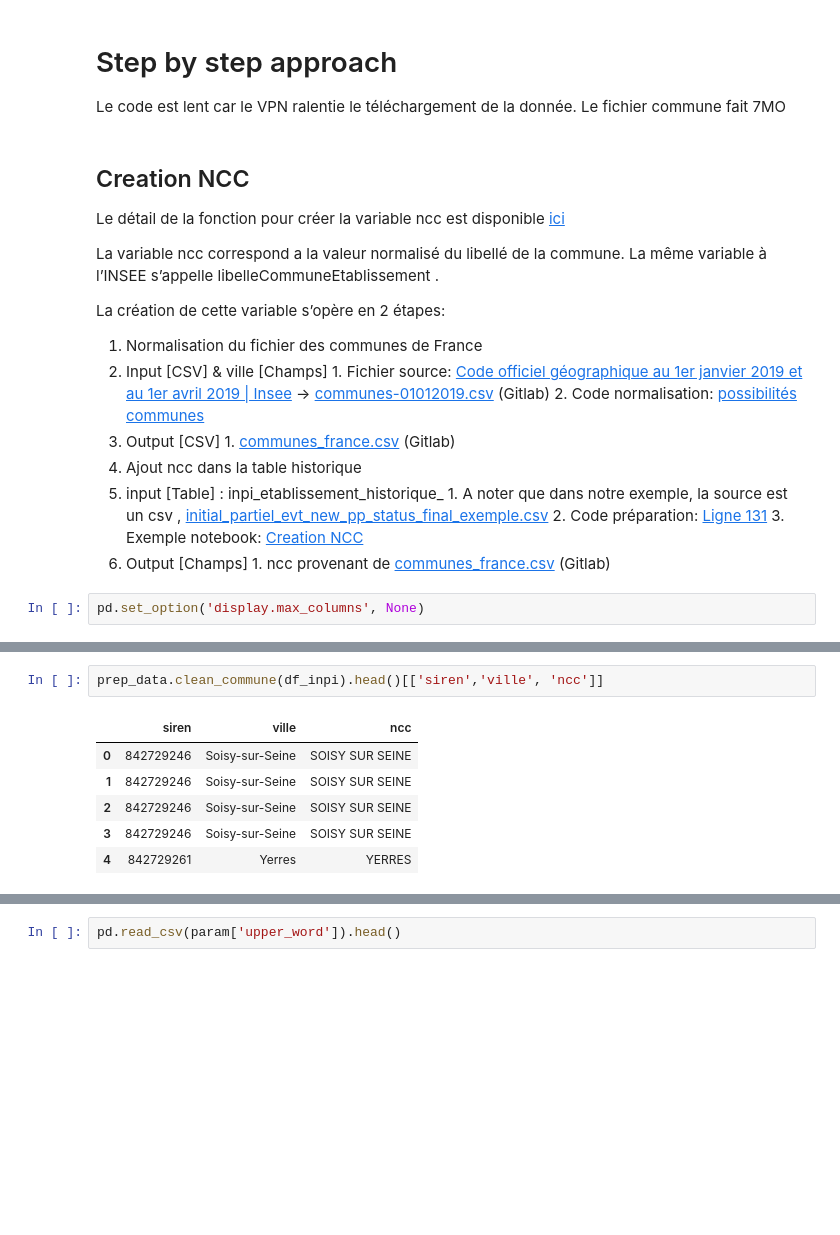
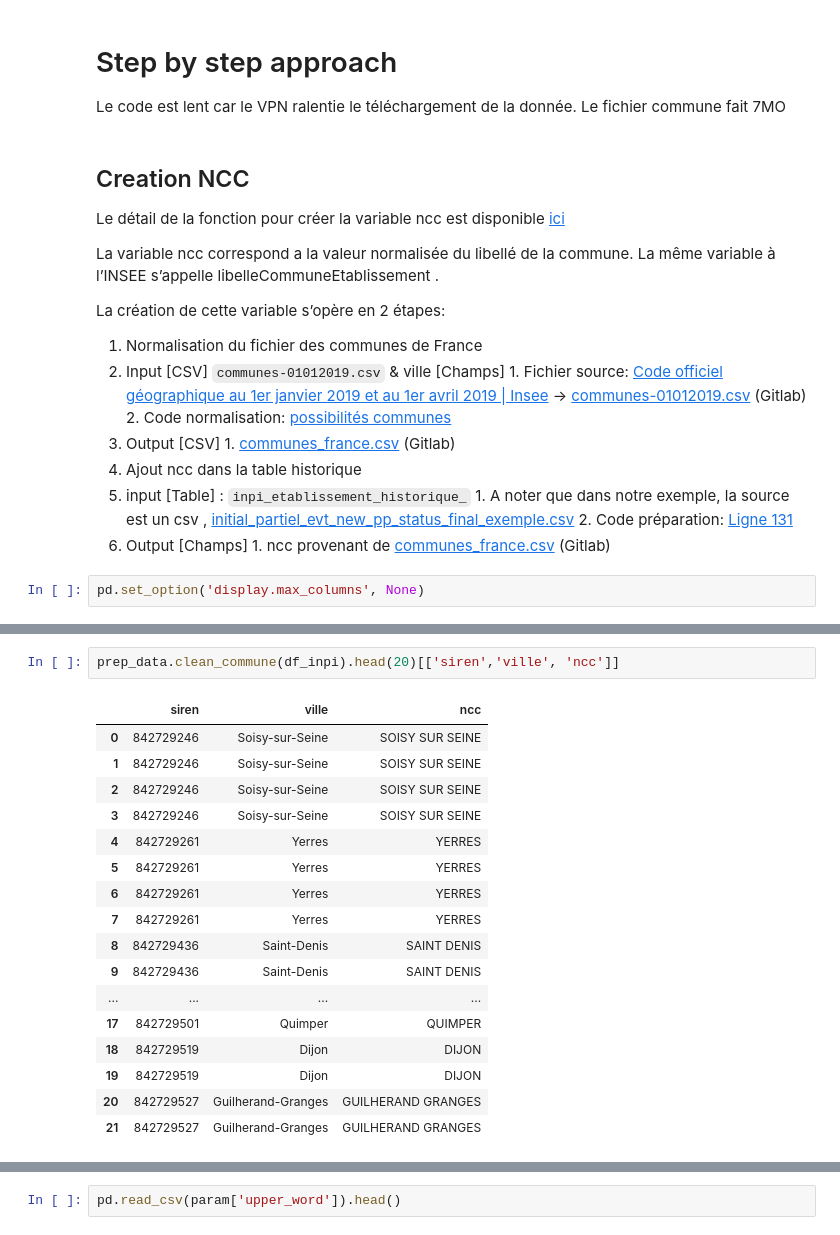
Before and after one commit to thomaspernet/InseeInpi_matching, a Jupyter notebook: US_Datum/Data_example/Notebooks/02_normalise_data.ipynb, the cells around one changed output, grey strips where cells are left out. Cells and saved outputs as stored; diff of their text form; blank space fills up the shorter version.

```diff
--- a/US_Datum/Data_example/Notebooks/02_normalise_data.ipynb
+++ b/US_Datum/Data_example/Notebooks/02_normalise_data.ipynb
@@ -105,20 +105,19 @@ Le code est lent car le VPN ralentie le téléchargement de la donnée. Le fichi
 
 Le détail de la fonction pour créer la variable ncc est disponible [ici](https://scm.saas.cagip.group.gca/PERNETTH/inseeinpi_matching/blob/master/Notebooks_matching/Data_preprocessed/programme_matching/inpi_insee/preparation_data.py#L131)
 
-La variable ncc  correspond a la valeur normalisé du libellé de la commune. La même variable à l’INSEE s’appelle libelleCommuneEtablissement .
+La variable ncc  correspond a la valeur normalisée du libellé de la commune. La même variable à l’INSEE s’appelle libelleCommuneEtablissement .
 
 La création de cette variable s’opère en 2 étapes:
 1. Normalisation du fichier des communes de France
-  1. Input [CSV] & ville  [Champs]
+  1. Input [CSV] `communes-01012019.csv` & ville  [Champs]
     1. Fichier source: [Code officiel géographique au 1er janvier 2019 et au 1er avril 2019 | Insee](https://www.insee.fr/fr/information/3720946) → [communes-01012019.csv](https://scm.saas.cagip.group.gca/PERNETTH/inseeinpi_matching/blob/master/Notebooks_matching/Data_preprocessed/programme_matching/data/input/RawParameters/communes-01012019.csv) (Gitlab)
     2. Code normalisation: [possibilités communes](https://scm.saas.cagip.group.gca/PERNETTH/inseeinpi_matching/blob/master/Notebooks_matching/Data_preprocessed/programme_matching/data/Source_intermediates.md#cr%C3%A9er-fichier-toutes-les-possibilit%C3%A9s-communes)
   2. Output [CSV]
     1.  [communes_france.csv](https://scm.saas.cagip.group.gca/PERNETTH/inseeinpi_matching/blob/master/Notebooks_matching/Data_preprocessed/programme_matching/data/input/Parameters/communes_france.csv) (Gitlab)
 2. Ajout ncc dans la table historique
-  1. input [Table] : inpi_etablissement_historique_
+  1. input [Table] : `inpi_etablissement_historique_`
     1. A noter que dans notre exemple, la source est un csv , [initial_partiel_evt_new_pp_status_final_exemple.csv](https://scm.saas.cagip.group.gca/PERNETTH/inseeinpi_matching/blob/master/Notebooks_matching/Data_preprocessed/programme_matching/data/RawData/INPI/Stock/initial_partiel_evt_new_pp_status_final_exemple.csv)
     2. Code préparation: [Ligne 131](https://scm.saas.cagip.group.gca/PERNETTH/inseeinpi_matching/blob/master/Notebooks_matching/Data_preprocessed/programme_matching/inpi_insee/preparation_data.py#L131)
-    3. Exemple notebook: [Creation NCC](https://scm.saas.cagip.group.gca/PERNETTH/inseeinpi_matching/blob/master/Notebooks_matching/Data_preprocessed/programme_matching/01_preparation/02_normalise_data.md#creation-ncc)
   2. Output [Champs]
     1. ncc provenant de  [communes_france.csv](https://scm.saas.cagip.group.gca/PERNETTH/inseeinpi_matching/blob/master/Notebooks_matching/Data_preprocessed/programme_matching/data/input/Parameters/communes_france.csv) (Gitlab)
 # %%
@@ -134,12 +133,23 @@ df_inpi.head()
 | 3 | 842729246 | 7801 | Evry | 2018A01858 | 2 | NaN | NEW | 2018-12-19 09:02:09.000 | ... |
 | 4 | 842729261 | 7801 | Evry | 2018A01627 | 2 | NaN | NEW | 2018-10-16 08:35:35.000 | ... |
 # %%
-prep_data.clean_commune(df_inpi).head()[['siren','ville', 'ncc']]
+prep_data.clean_commune(df_inpi).head(20)[['siren','ville', 'ncc']]
 # %% [output]
 |  | siren | ville | ncc |
 | 0 | 842729246 | Soisy-sur-Seine | SOISY SUR SEINE |
 | 1 | 842729246 | Soisy-sur-Seine | SOISY SUR SEINE |
 | 2 | 842729246 | Soisy-sur-Seine | SOISY SUR SEINE |
 | 3 | 842729246 | Soisy-sur-Seine | SOISY SUR SEINE |
 | 4 | 842729261 | Yerres | YERRES |
+| 5 | 842729261 | Yerres | YERRES |
+| 6 | 842729261 | Yerres | YERRES |
+| 7 | 842729261 | Yerres | YERRES |
+| 8 | 842729436 | Saint-Denis | SAINT DENIS |
+| 9 | 842729436 | Saint-Denis | SAINT DENIS |
+| ... | ... | ... | ... |
+| 17 | 842729501 | Quimper | QUIMPER |
+| 18 | 842729519 | Dijon | DIJON |
+| 19 | 842729519 | Dijon | DIJON |
+| 20 | 842729527 | Guilherand-Granges | GUILHERAND GRANGES |
+| 21 | 842729527 | Guilherand-Granges | GUILHERAND GRANGES |
 # %% [markdown]
```
Also changed, not shown: parts of 3 cells of this notebook, 1 other file.
